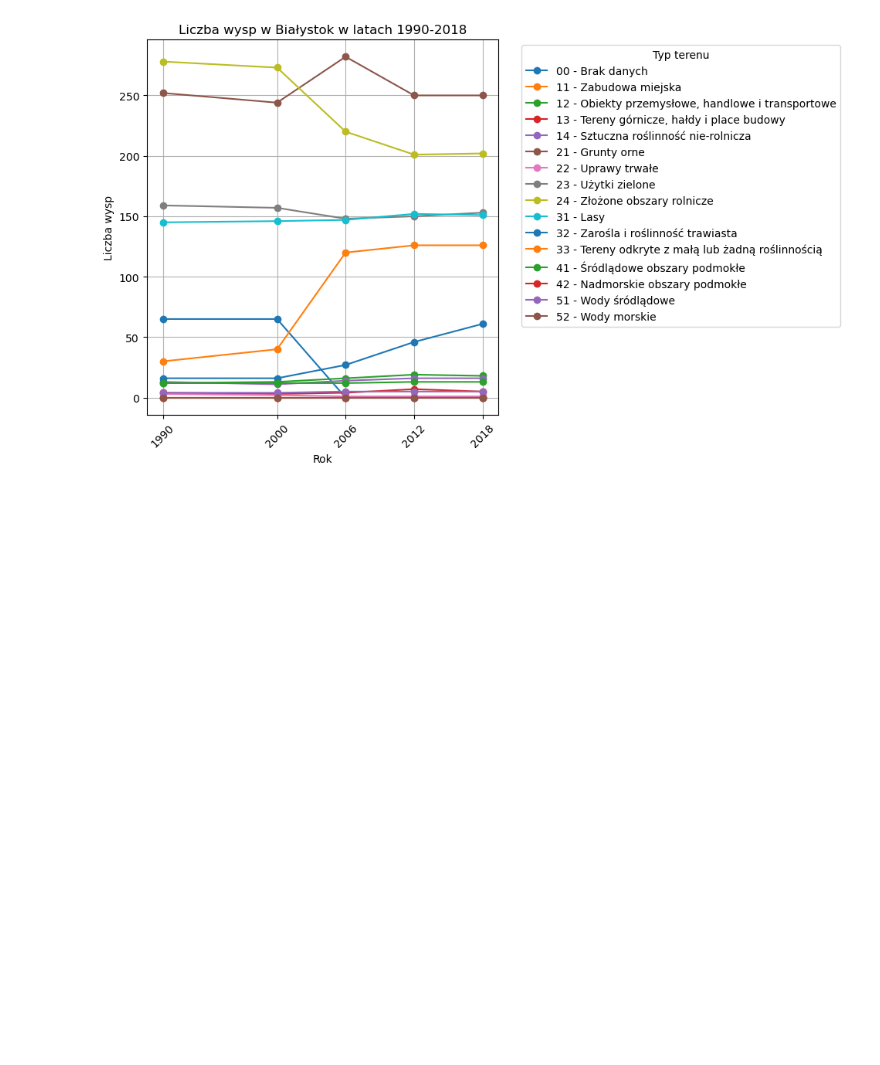
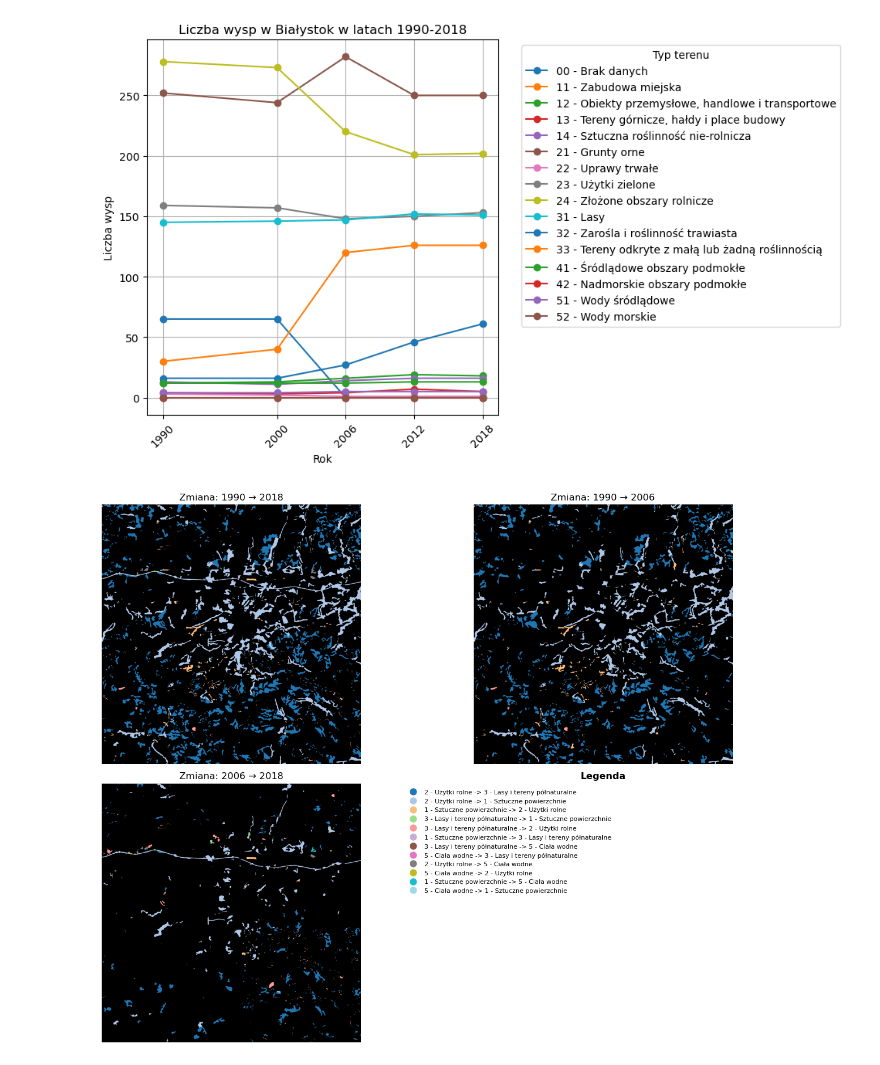
Before and after one commit to eo-agh/daes-project-2425-trzywarstwowa-grupa, a Jupyter notebook: notebooks/analytical_notebook.ipynb, the cells around one changed output. Cells and saved outputs as stored; diff of their text form; code cells hidden in the pictures; blank space fills up the shorter version.

```diff
--- a/notebooks/analytical_notebook.ipynb
+++ b/notebooks/analytical_notebook.ipynb
@@ -86,3 +84,6 @@ Obraz dla roku 2000 (rgb_lvl_2) utworzony.
 Obraz dla roku 2006 (rgb_lvl_2) utworzony.
 Obraz dla roku 2012 (rgb_lvl_2) utworzony.
 Obraz dla roku 2018 (rgb_lvl_2) utworzony.
+# %%
+Rzeszow = LUCA.AreaManager("Rzeszów")
+Rzeszow.prepare_analytical_data()
@@ -213,3 +232,7 @@ df_islands_2= LCV.seperate_classes(LUCA.level_2_legend_desc.values(), years, Bia
 # %% [output]
 [figure]
 [figure]
+# %%
+LCV.plot_land_use_change_map(dfs=Rzeszow.dfs, years=[1990, 2006, 2018], class_column="class_lvl_1", cmap_name="tab20")
+# %% [output]
+[figure, added]
```
Also changed, not shown: parts of 4 cells of this notebook, 4 other files.
